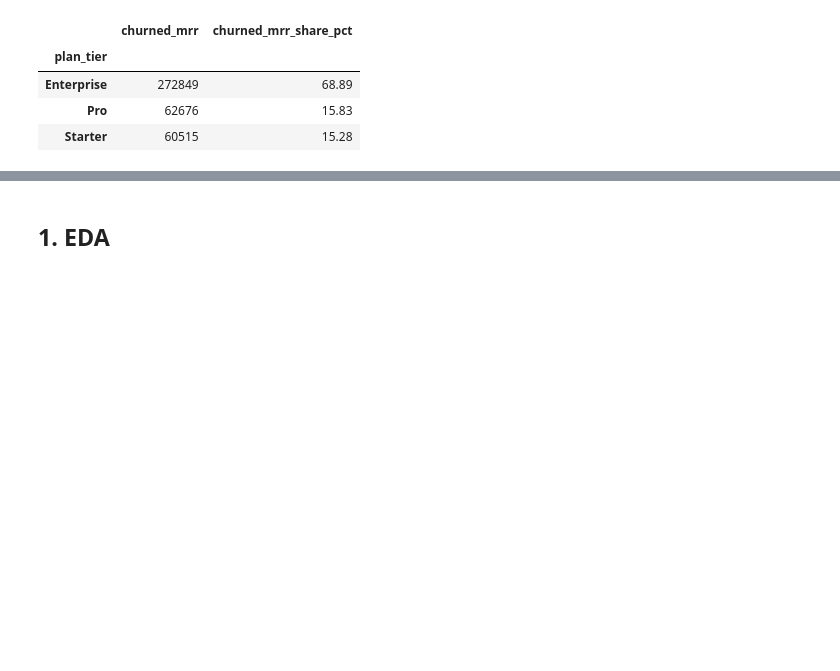
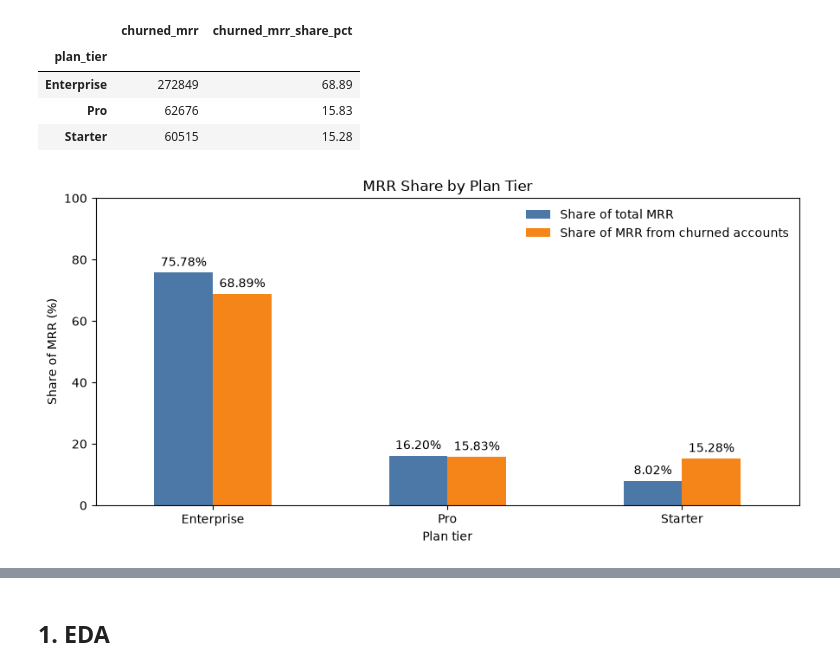
Before and after one commit to Issarat/b2b-saas-churn, a Jupyter notebook: b2b-saas-predict.ipynb, the cells around one changed output, grey strips where cells are left out. Saved outputs shown, nothing was run; the diff lists cells and outputs as text; code cells hidden in the pictures; blank space fills up the shorter version.

```diff
--- a/b2b-saas-predict.ipynb
+++ b/b2b-saas-predict.ipynb
@@ -145,3 +155,32 @@ display(
 | Enterprise | 272849 | 68.89 |
 | Pro | 62676 | 15.83 |
 | Starter | 60515 | 15.28 |
+# %%
+mrr_shares = (
+    tier_summary[["mrr_share_pct", "churned_mrr_share_pct"]]
+    .sort_values("mrr_share_pct", ascending=False)
+    .rename(columns={
+        "mrr_share_pct": "Share of total MRR",
+        "churned_mrr_share_pct": "Share of MRR from churned accounts",
+    })
+)
+
+ax = mrr_shares.plot.bar(
+    figsize=(9, 4.5),
+    rot=0,
+    color=["#4C78A8", "#F58518"],
+)
+
+for bars in ax.containers:
+    ax.bar_label(bars, fmt="%.2f%%", padding=3)
+
+ax.set_title("MRR Share by Plan Tier")
+ax.set_xlabel("Plan tier")
+ax.set_ylabel("Share of MRR (%)")
+ax.set_ylim(0, 100)
+ax.legend(frameon=False)
+
+plt.tight_layout()
+plt.show()
+# %% [output]
+[figure, added]
```
Also changed, not shown: parts of 11 cells of this notebook, 5 other files.
